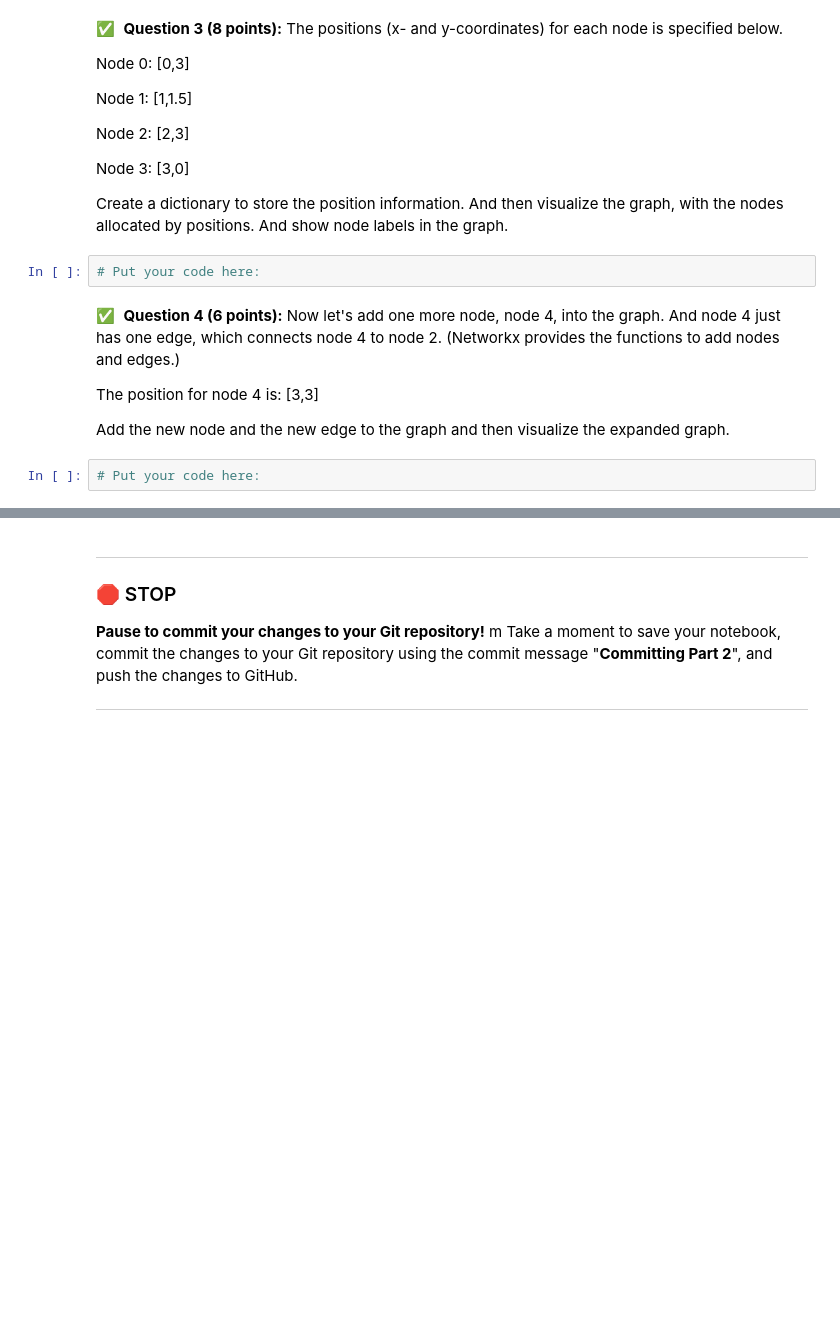
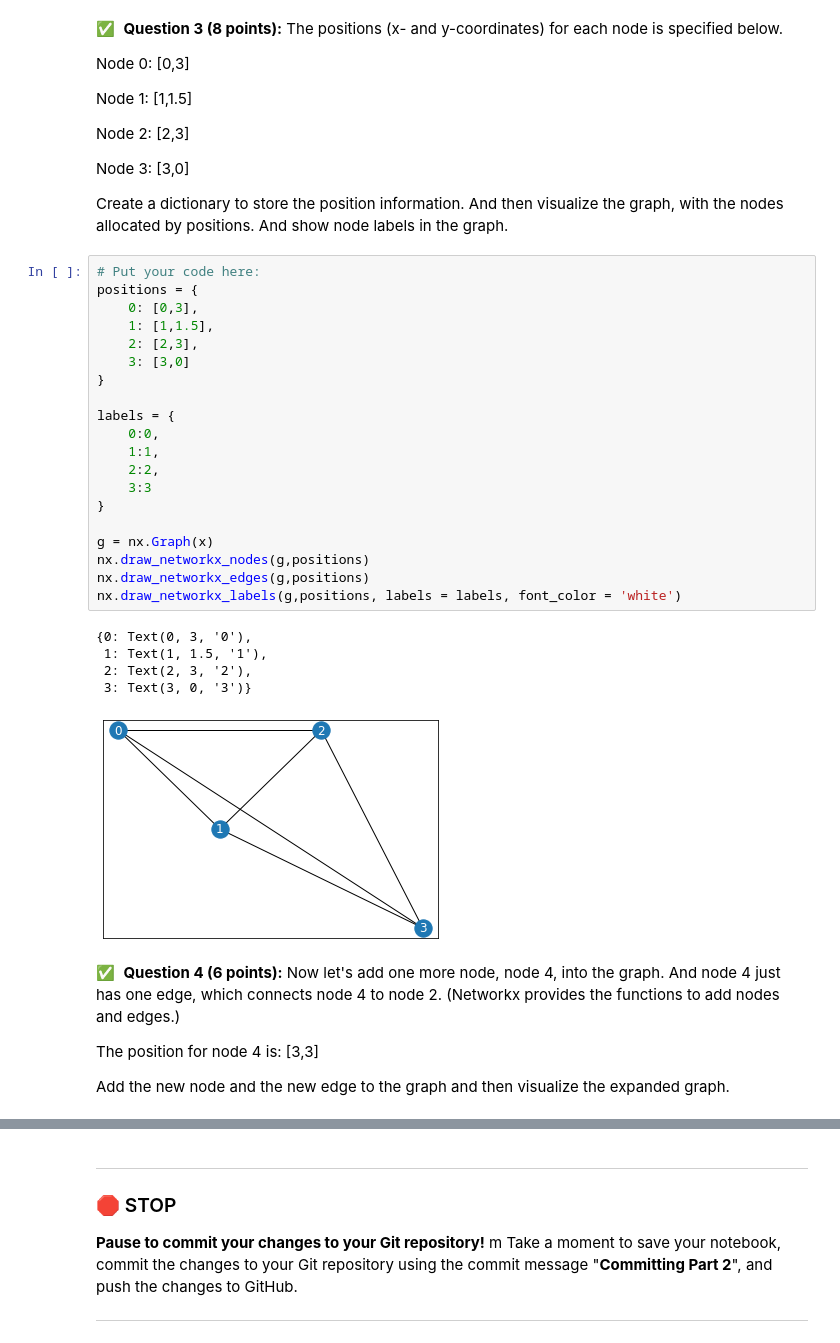
Before and after one commit to barnbyje/cmse202-s22-turnin, a Jupyter notebook: final/CMSE202-Final-Section-001-STUDENT.ipynb, the cells around one changed output, grey strips where cells are left out. Saved outputs shown, nothing was run; the diff lists cells and outputs as text; blank space fills up the shorter version.

```diff
--- a/final/CMSE202-Final-Section-001-STUDENT.ipynb
+++ b/final/CMSE202-Final-Section-001-STUDENT.ipynb
@@ -74,13 +110,35 @@ Node 2: [2,3]
 Node 3: [3,0]
 
 Create a dictionary to store the position information. And then visualize the graph, with the nodes allocated by positions. And show node labels in the graph.
-# %%
-# Put your code here:
+# %%
+# Put your code here:
+positions = {
+    0: [0,3],
+    1: [1,1.5],
+    2: [2,3],
+    3: [3,0]
+}
+
+labels = {
+    0:0,
+    1:1,
+    2:2,
+    3:3
+}
+
+g = nx.Graph(x)
+nx.draw_networkx_nodes(g,positions)
+nx.draw_networkx_edges(g,positions)
+nx.draw_networkx_labels(g,positions, labels = labels, font_color = 'white')
+# %% [output]
+{0: Text(0, 3, '0'),
+ 1: Text(1, 1.5, '1'),
+ 2: Text(2, 3, '2'),
+ 3: Text(3, 0, '3')}
+[figure, added]
 # %% [markdown]
 &#9989;&nbsp; **Question 4 (6 points):** Now let's add one more node, node 4, into the graph. And node 4 just has one edge, which connects node 4 to node 2.  (Networkx provides the functions to add nodes and edges.)
 
 The position for node 4 is: [3,3]
 
 Add the new node and the new edge to the graph and then visualize the expanded graph.
-# %%
-# Put your code here:
```
Also changed, not shown: parts of 8 cells of this notebook.
